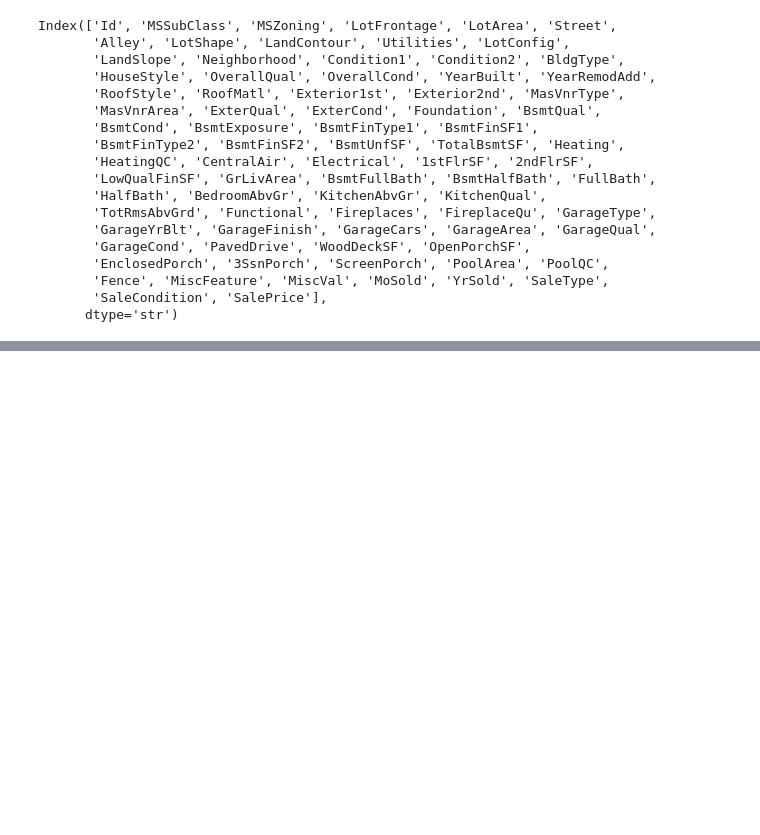
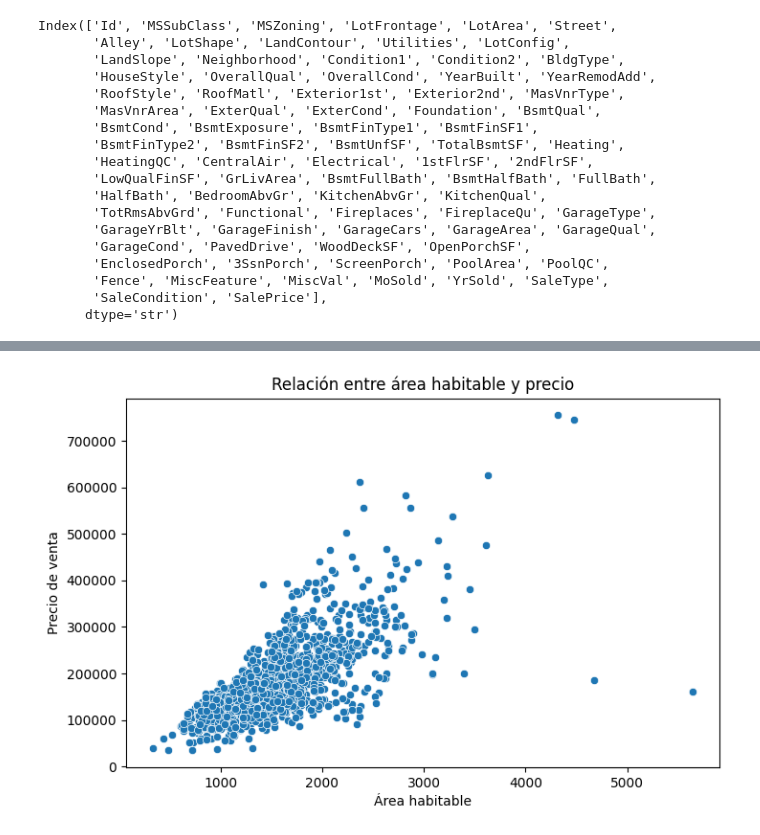
Before and after one commit to Alejandrosiaus/Laboratorio_3_MD, a Jupyter notebook: notebooks/avance_eda.ipynb, the cells around one changed output, grey strips where cells are left out. Saved outputs shown, nothing was run; the diff lists cells and outputs as text; code cells hidden in the pictures; blank space fills up the shorter version.

```diff
--- a/notebooks/avance_eda.ipynb
+++ b/notebooks/avance_eda.ipynb
@@ -69,0 +156,12 @@ Index(['Id', 'MSSubClass', 'MSZoning', 'LotFrontage', 'LotArea', 'Street',
+# %%
+# analicis de variables con el precio
+plt.figure(figsize=(8,5))
+sns.scatterplot(x="GrLivArea", y="SalePrice", data=df)
+
+plt.title("Relación entre área habitable y precio")
+plt.xlabel("Área habitable")
+plt.ylabel("Precio de venta")
+
+plt.show()
+# %% [output]
+[figure, added]
```
Also changed, not shown: parts of 9 cells of this notebook.
